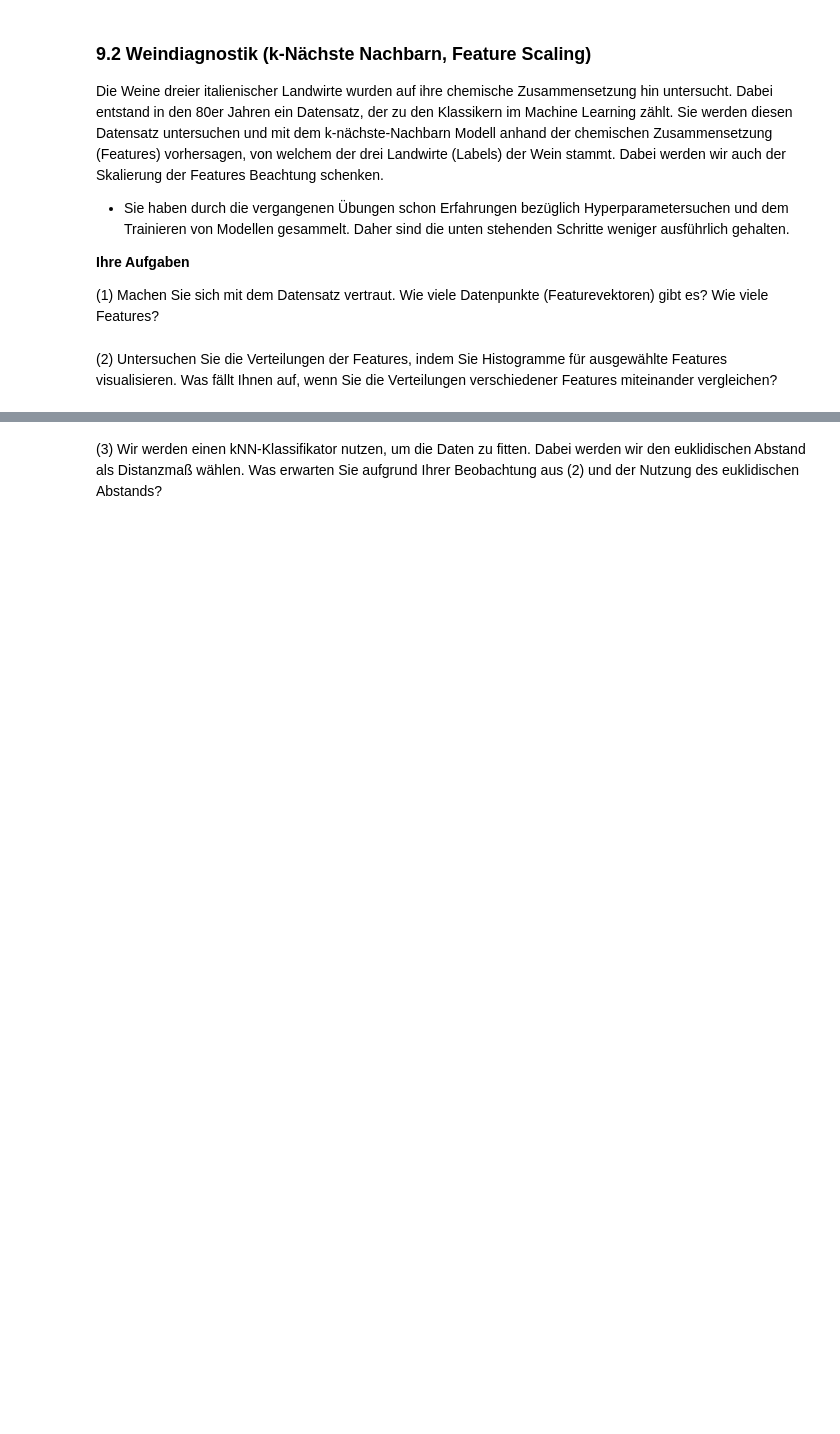
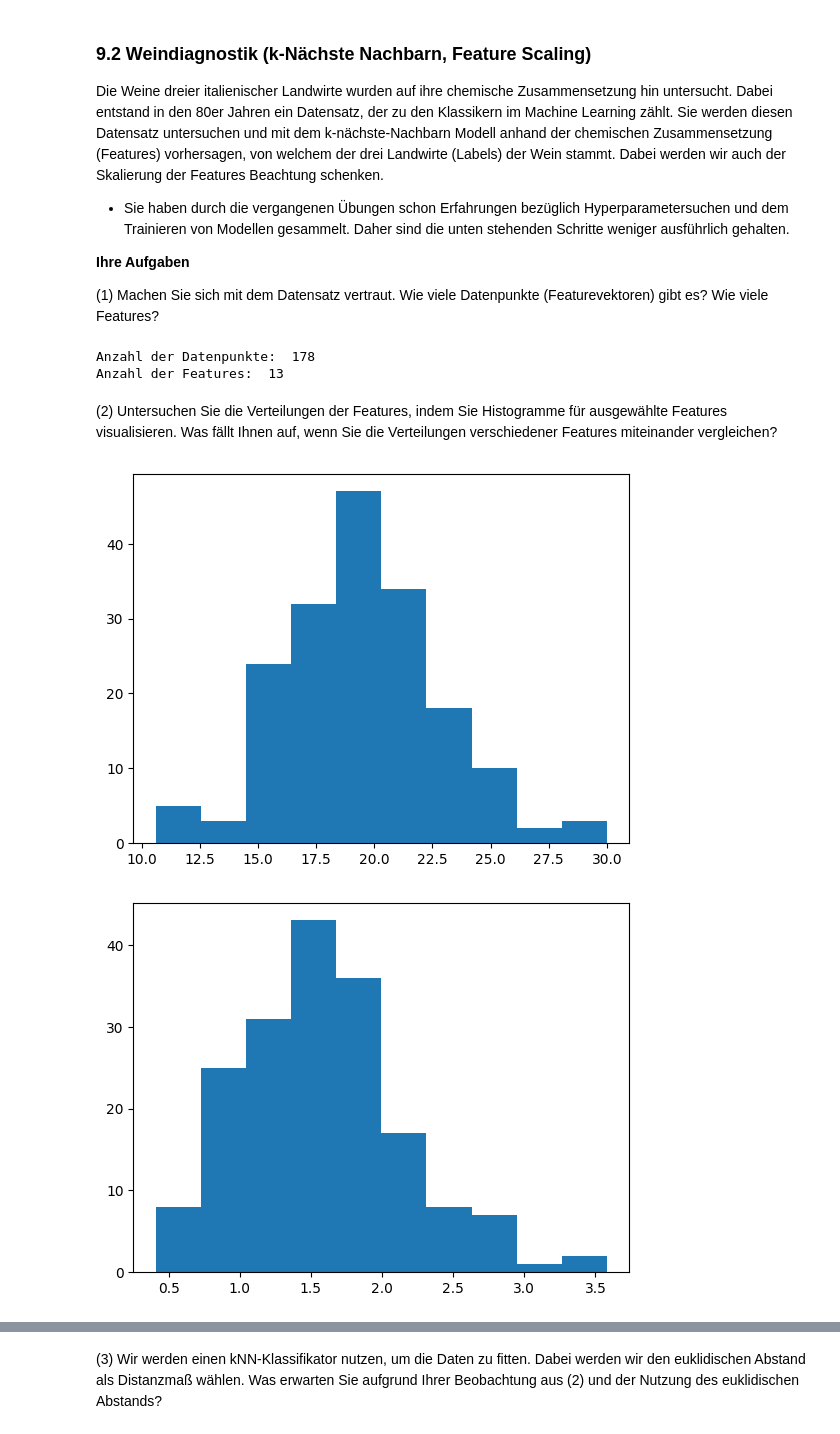
Before and after one commit to Emanuel162/MachineLearning, a Jupyter notebook: UebungenML/SJMN-9.ipynb, the cells around one changed output, grey strips where cells are left out. Drawn from its saved outputs; the diff is of its cells as text; code cells hidden in the pictures; blank space fills up the shorter version.

```diff
--- a/UebungenML/SJMN-9.ipynb
+++ b/UebungenML/SJMN-9.ipynb
@@ -138,5 +138,28 @@ data = np.genfromtxt('https://archive.ics.uci.edu/ml/machine-learning-databases/
                      delimiter=',')
 
 X_9_2, y_9_2 = data[:, 1:], data[:, 0]
+
+print("Anzahl der Datenpunkte: " , len(X_9_2))
+print("Anzahl der Features: " , len(X_9_2[0]))
+# %% [output]
+Anzahl der Datenpunkte:  178
+Anzahl der Features:  13
 # %% [markdown]
 (2) Untersuchen Sie die Verteilungen der Features, indem Sie Histogramme für ausgewählte Features visualisieren. Was fällt Ihnen auf, wenn Sie die Verteilungen verschiedener Features miteinander vergleichen?
+# %%
+y = data[:, 4]
+plt.hist(y)
+plt.show()
+
+y = data[:, 9]
+plt.hist(y)
+plt.show()
+
+y = data[:, 11]
+plt.hist(y)
+plt.show()
+
+# Durch die Features ändern sich die Histogramme nur sehr leicht
+# %% [output]
+[figure, added]
+[figure, added]
```
Also changed, not shown: parts of 6 cells of this notebook.
